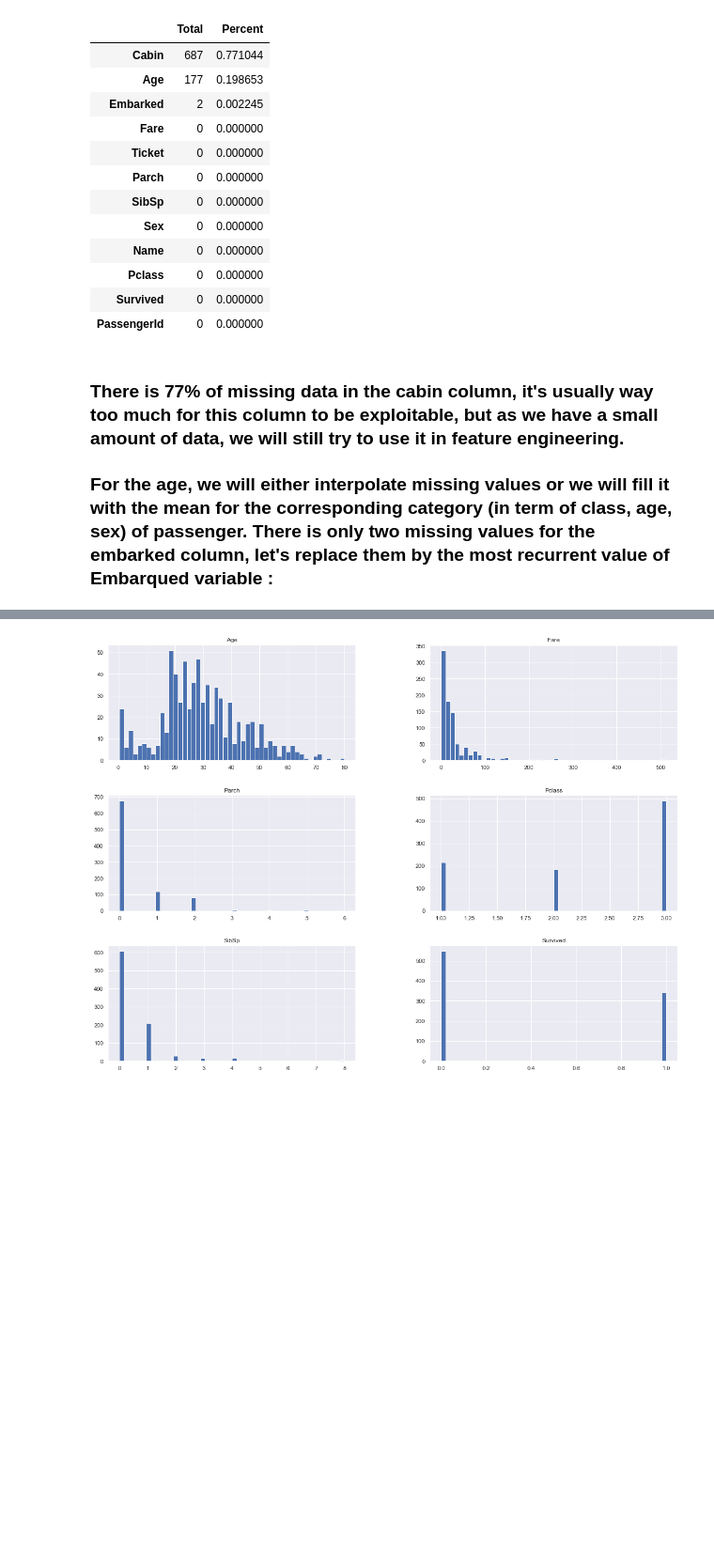
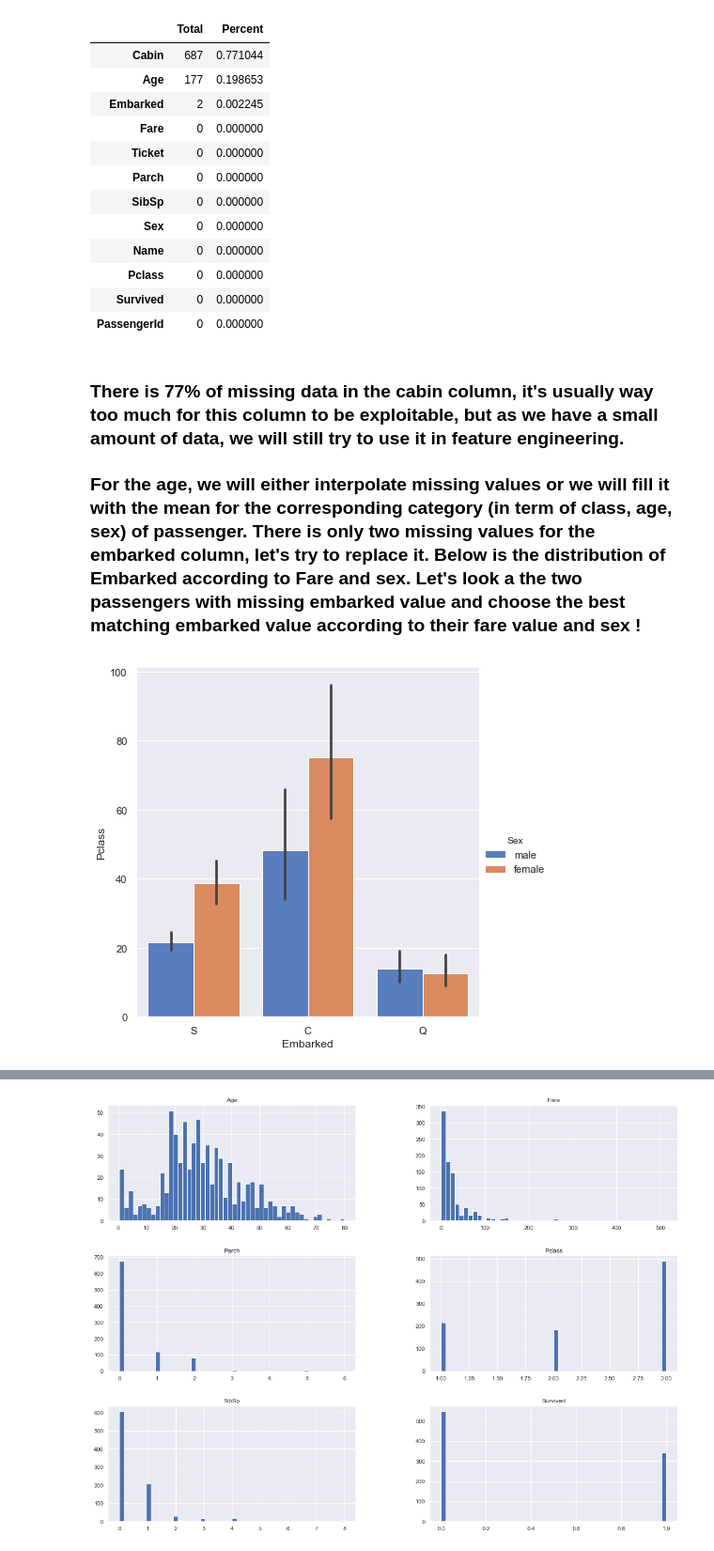
Before and after one commit to nicohlr/kaggle, a Jupyter notebook: titanic/titanic_kaggle_tutorial.ipynb, the cells around one changed output, grey strips where cells are left out. Shown at 94% size. Cells and saved outputs as stored; diff of their text form; code cells hidden in the pictures; blank space fills up the shorter version.

Commit message:
add filling of embarked value + begin working on age distribution

```diff
--- a/titanic/titanic_kaggle_tutorial.ipynb
+++ b/titanic/titanic_kaggle_tutorial.ipynb
@@ -161,5 +161,12 @@ draw_missing_data_table(train_df_raw)
 | PassengerId | 0 | 0.000000 |
 # %% [markdown]
 ### There is 77% of missing data in the cabin column, it's usually way too much for this column to be exploitable, but as we have a small amount of data, we will still try to use it in feature engineering.
-### For the age, we will either interpolate missing values or we will fill it with the mean for the corresponding category (in term of class, age, sex) of passenger. There is only two missing values for the embarked column, let's replace them by the most recurrent value of Embarqued variable :
+### For the age, we will either interpolate missing values or we will fill it with the mean for the corresponding category (in term of class, age, sex) of passenger. There is only two missing values for the embarked column, let's try to replace it. Below is the distribution of Embarked according to Fare and sex. Let's look a the two passengers with missing embarked value and choose the best matching embarked value according to their fare value and sex !
+# %%
+plot = sns.catplot(x="Embarked", y="Fare", hue="Sex", data=train_df_raw,
+                height=6, kind="bar", palette="muted")
+plot.set_ylabels("Pclass")
+plt.show()
+# %% [output]
+[figure, added]
 # %%
```
Also changed, not shown: parts of 7 cells of this notebook.
